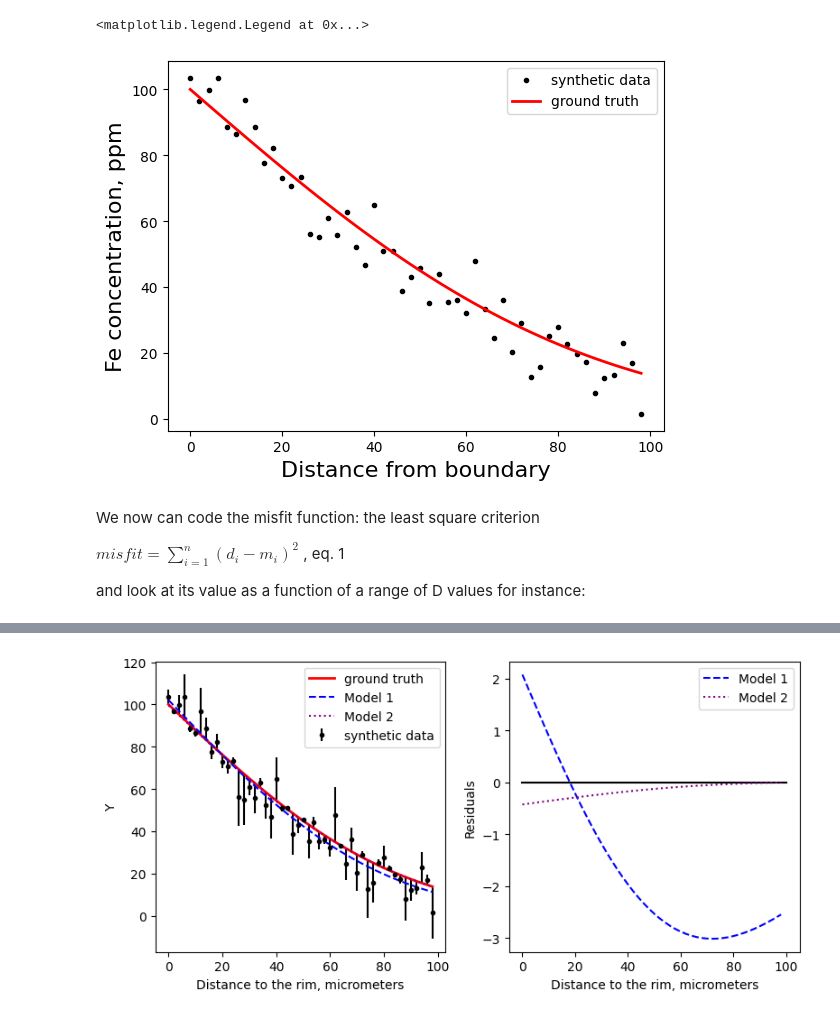
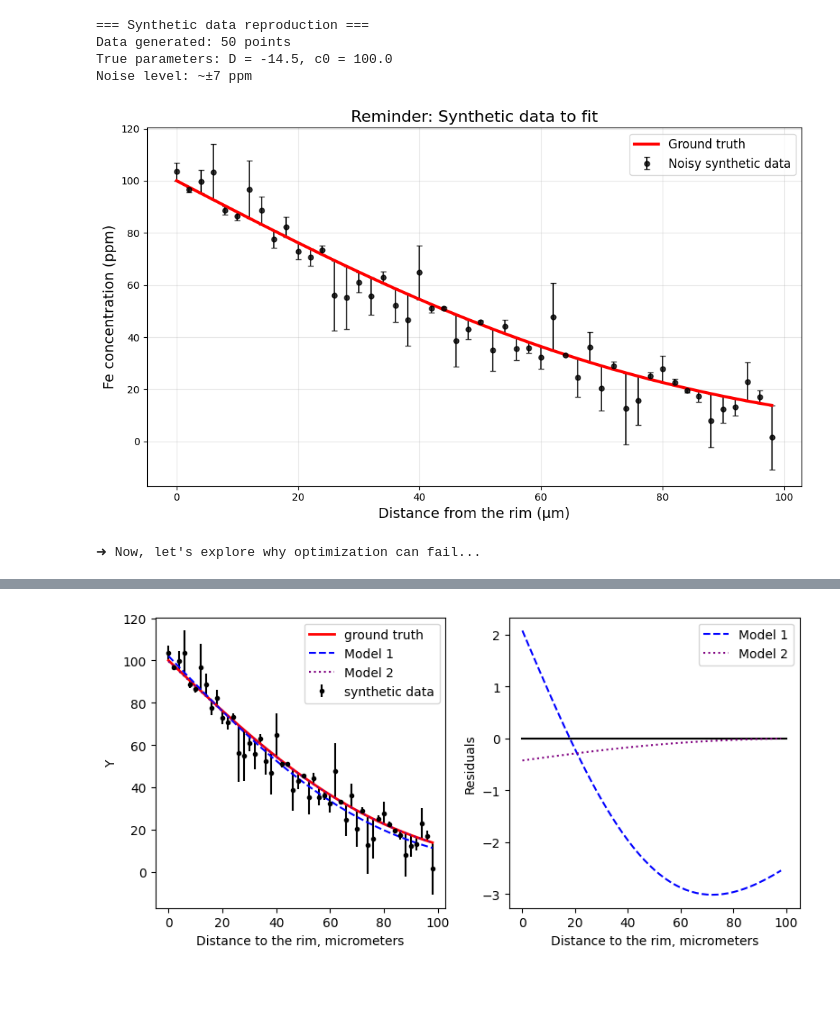
Before and after one commit to charlesll/geochem, a Jupyter notebook: content/OlivineDiffusion_2.ipynb, the cells around one changed output, grey strips where cells are left out. Drawn from its saved outputs; the diff is of its cells as text; code cells hidden in the pictures; blank space fills up the shorter version.

```diff
--- a/content/OlivineDiffusion_2.ipynb
+++ b/content/OlivineDiffusion_2.ipynb
@@ -13,62 +66,74 @@ First, we load libraries and redefine first the forward model and the synthetic
 # %%
 %matplotlib inline
 
 import matplotlib
 import matplotlib.pyplot as plt
 import numpy as np
-np.random.seed(42)
+np.random.seed(42)  # Reproducibility
 import pandas as pd
 import scipy
 from scipy.optimize import curve_fit
-
 from scipy.special import erfc
 
 def forward_model(x, D, c0):
-    """This is the foward model: solution in 1D of Fick diffusion
+    """Forward model: 1D solution of Fick diffusion
 
     Parameters
     ----------
-    x : 1d array
-        the distance in microns
+    x : array_like
+        distance in micrometers
     D : float
-        the diffusion coefficient, in log10 m2 s-1
+        diffusion coefficient in log₁₀ m² s⁻¹
     c0 : float
-        the concentration at the border
+        concentration at the boundary in ppm
 
     Returns
     -------
-    c(x) : array
-        the array of the concentrations at x
+    c : array_like
+        concentration at distance x
     """
-    t = 192.0*3600 # time is defined here
-    return c0*erfc(x*1e-6/(2*np.sqrt(10**D*t)))
+    t = 192.0 * 3600  # time fixed here (192 h in seconds)
+    return c0 * erfc(x * 1e-6 / (2 * np.sqrt(10**D * t)))
 
-##
-# We re-generate the synthetic data
-##
-x_synthetic = np.arange(0, 100,  2.0) # microns
-D_synthetic = -14.5 # log10 m2 s-1
-c0_synthetic = 100.0 # ppm
+# Regenerate synthetic data identical to notebook 1
+print("=== Synthetic data reproduction ===")
+
+x_synthetic = np.arange(0, 100, 2.0)  # micrometers
+D_synthetic = -14.5   # log₁₀ m² s⁻¹ ("true" parameter)
+c0_synthetic = 100.0  # ppm ("true" parameter)
 
 y_synthetic = forward_model(x_synthetic, D_synthetic, c0_synthetic)
 
-noise_synthetic = np.random.randn(len(x_synthetic))*7.0
+# Add the same noise as before
+noise_synthetic = np.random.randn(len(x_synthetic)) * 7.0
 y_synthetic_noisy = y_synthetic + noise_synthetic
 noise_synthetic = np.abs(noise_synthetic)
 
-plt.figure()
-plt.plot(x_synthetic,y_synthetic_noisy,"k.",label="synthetic data")
-plt.plot(x_synthetic, y_synthetic, "r-", linewidth=2.0, label="ground truth")
+print(f"Data generated: {len(x_synthetic)} points")
+print(f"True parameters: D = {D_synthetic}, c0 = {c0_synthetic}")
+print(f"Noise level: ~±7 ppm")
 
-plt.xlabel("Distance from boundary",fontsize=16)
-plt.ylabel("Fe concentration, ppm",fontsize=16)
-plt.legend(loc="best")
+# Visualization reminder
+plt.figure(figsize=(10, 6))
+plt.errorbar(x_synthetic, y_synthetic_noisy, yerr=noise_synthetic,
+             fmt="ko", capsize=3, capthick=1, markersize=5,
+             label="Noisy synthetic data", alpha=0.8)
+plt.plot(x_synthetic, y_synthetic, "r-", linewidth=3,
+         label="Ground truth")
+
+plt.xlabel("Distance from the rim (µm)", fontsize=14)
+plt.ylabel("Fe concentration (ppm)", fontsize=14)
+plt.title("Reminder: Synthetic data to fit", fontsize=16)
+plt.legend(fontsize=12)
+plt.grid(True, alpha=0.3)
+plt.tight_layout()
+plt.show()
+
+print(f"\n➜ Now, let's explore why optimization can fail...")
 # %% [output]
-<matplotlib.legend.Legend at 0x...>
+=== Synthetic data reproduction ===
+Data generated: 50 points
+True parameters: D = -14.5, c0 = 100.0
+Noise level: ~±7 ppm
-[figure, old version]
+[figure, new version]
+➜ Now, let's explore why optimization can fail...
-# %% [markdown]
-We now can code the misfit function: the least square criterion
-
-$misfit = \sum_{i=1}^{n}{(d_i-m_i)^2}$ , eq. 1
-
-and look at its value as a function of a range of D values for instance:
```
Also changed, not shown: parts of 21 cells of this notebook, 6 other files.
